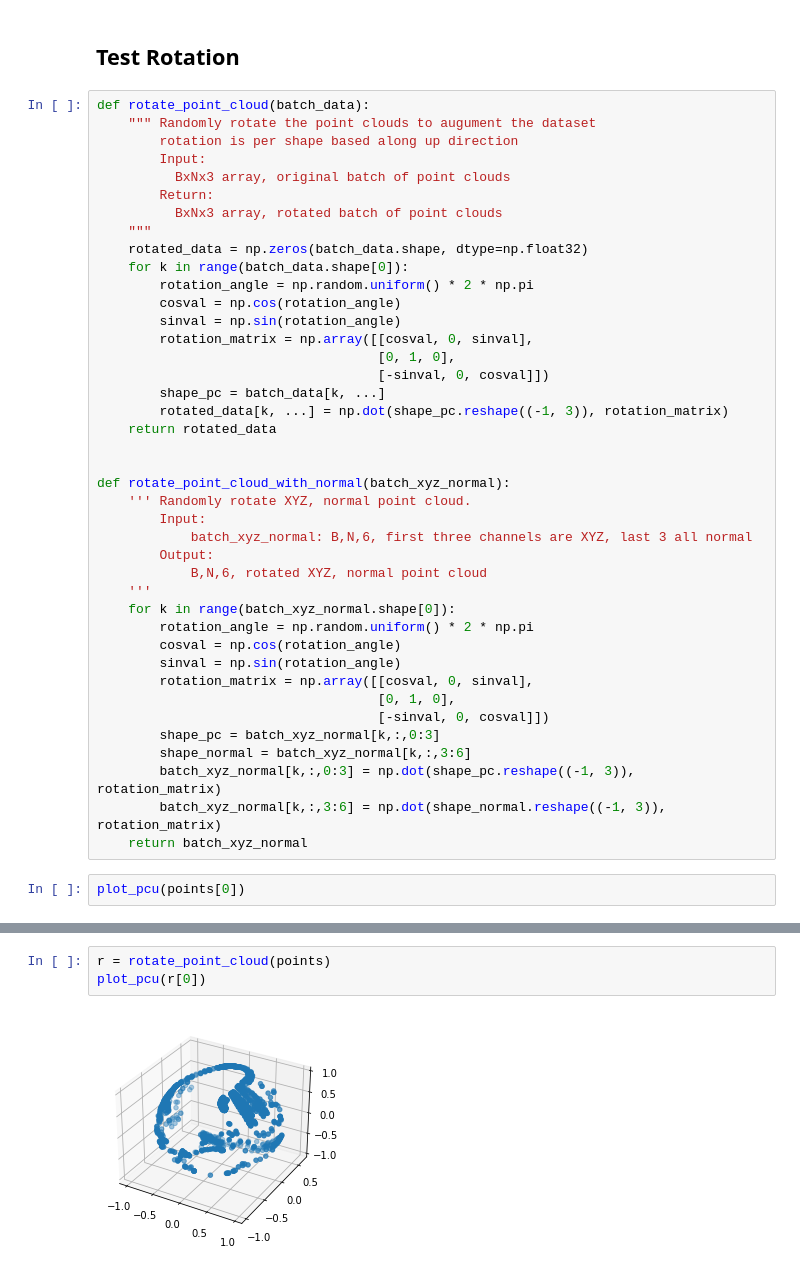
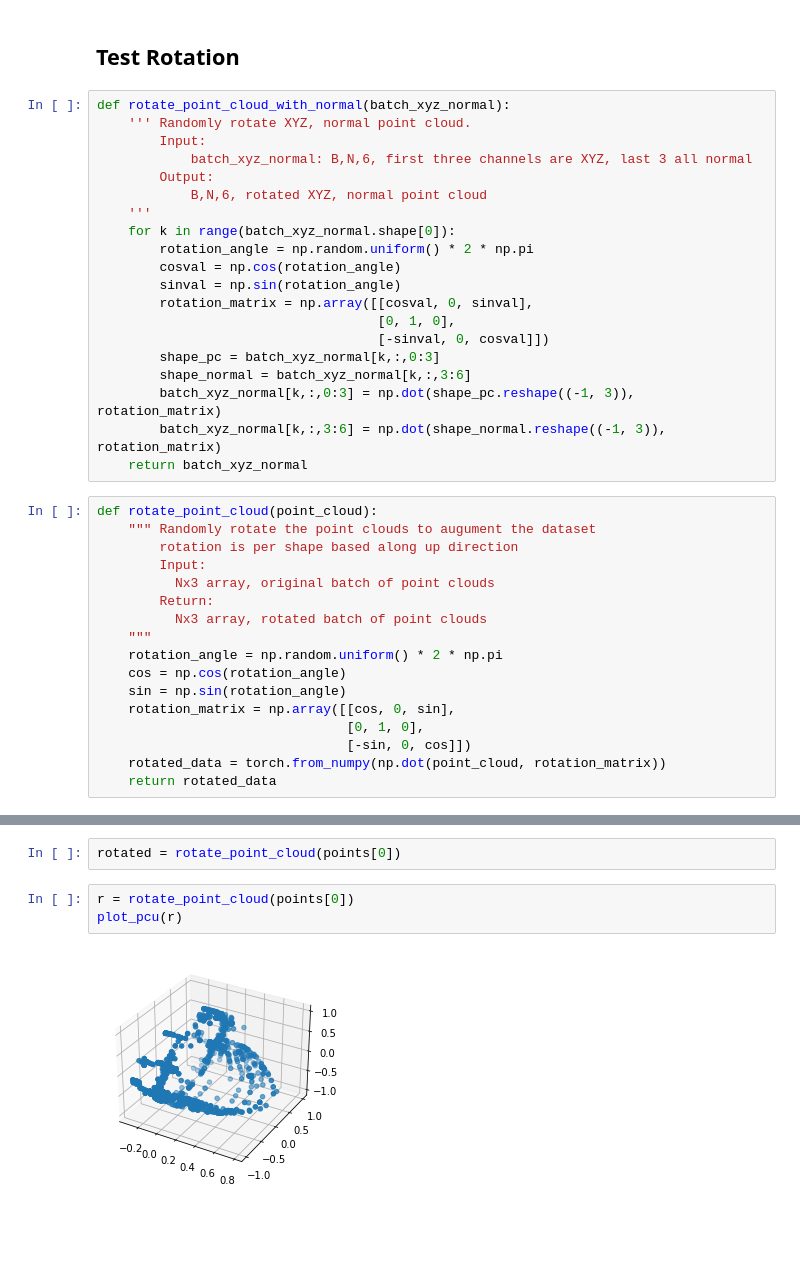
Before and after one commit to AbdullrahmanHMD/TransformersFor3dPointCLouds, a Jupyter notebook: data/AugTest.ipynb, the cells around one changed output, grey strips where cells are left out. Saved outputs shown, nothing was run; the diff lists cells and outputs as text; blank space fills up the shorter version.

Commit message:
modify augmentation for point cloud

```diff
--- a/data/AugTest.ipynb
+++ b/data/AugTest.ipynb
@@ -71,27 +71,6 @@ shuffled_data, shuffled_labels, indices = shuffle_data(points.numpy(), labels.nu
 # %% [markdown]
 ## Test Rotation
 # %%
-def rotate_point_cloud(batch_data):
-    """ Randomly rotate the point clouds to augument the dataset
-        rotation is per shape based along up direction
-        Input:
-          BxNx3 array, original batch of point clouds
-        Return:
-          BxNx3 array, rotated batch of point clouds
-    """
-    rotated_data = np.zeros(batch_data.shape, dtype=np.float32)
-    for k in range(batch_data.shape[0]):
-        rotation_angle = np.random.uniform() * 2 * np.pi
-        cosval = np.cos(rotation_angle)
-        sinval = np.sin(rotation_angle)
-        rotation_matrix = np.array([[cosval, 0, sinval],
-                                    [0, 1, 0],
-                                    [-sinval, 0, cosval]])
-        shape_pc = batch_data[k, ...]
-        rotated_data[k, ...] = np.dot(shape_pc.reshape((-1, 3)), rotation_matrix)
-    return rotated_data
-
-
 def rotate_point_cloud_with_normal(batch_xyz_normal):
     ''' Randomly rotate XYZ, normal point cloud.
         Input:
@@ -112,4 +91,19 @@ def rotate_point_cloud_with_normal(batch_xyz_normal):
         batch_xyz_normal[k,:,3:6] = np.dot(shape_normal.reshape((-1, 3)), rotation_matrix)
     return batch_xyz_normal
 # %%
-plot_pcu(points[0])
+def rotate_point_cloud(point_cloud):
+    """ Randomly rotate the point clouds to augument the dataset
+        rotation is per shape based along up direction
+        Input:
+          Nx3 array, original batch of point clouds
+        Return:
+          Nx3 array, rotated batch of point clouds
+    """
+    rotation_angle = np.random.uniform() * 2 * np.pi
+    cos = np.cos(rotation_angle)
+    sin = np.sin(rotation_angle)
+    rotation_matrix = np.array([[cos, 0, sin],
+                                [0, 1, 0],
+                                [-sin, 0, cos]])
+    rotated_data = torch.from_numpy(np.dot(point_cloud, rotation_matrix))
+    return rotated_data
@@ -118,5 +110,7 @@ plot_pcu(points[0])
+# %%
+rotated = rotate_point_cloud(points[0])
 # %%
-r = rotate_point_cloud(points)
-plot_pcu(r[0])
+r = rotate_point_cloud(points[0])
+plot_pcu(r)
 # %% [output]
-[figure, old version]
+[figure, new version]
```
Also changed, not shown: parts of 4 cells of this notebook, 4 other files.
